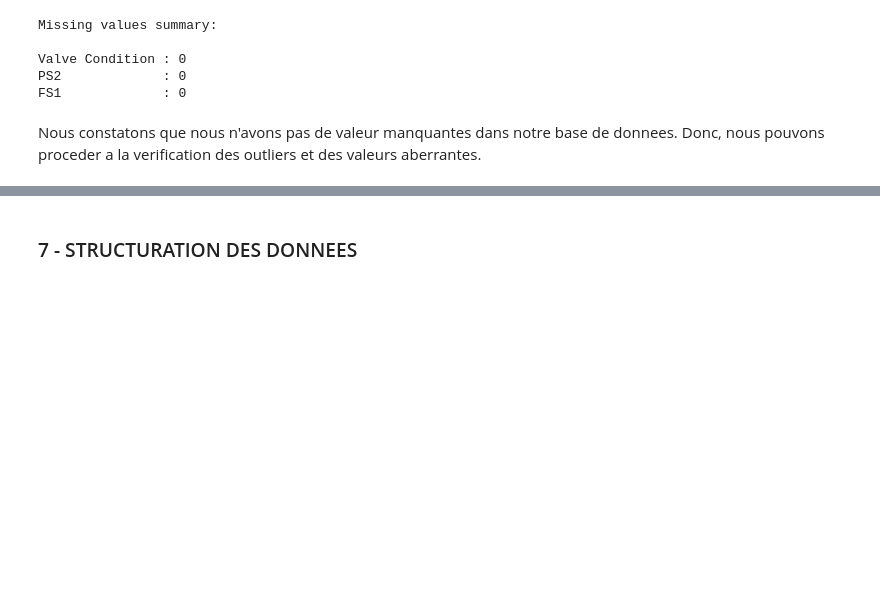
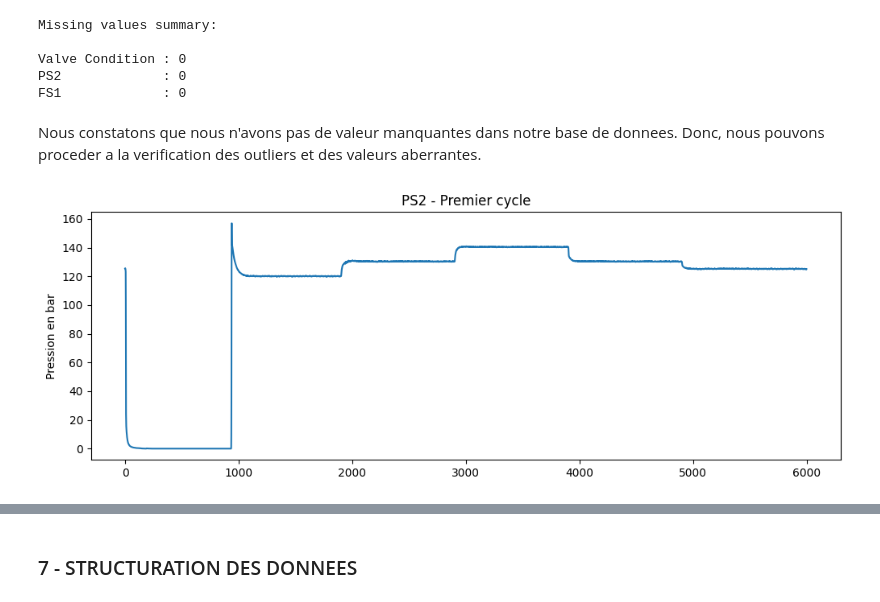
Before and after one commit to alex-05-20/ML_Project, a Jupyter notebook: project_ml.ipynb, the cells around one changed output, grey strips where cells are left out. Drawn from its saved outputs; the diff is of its cells as text; code cells hidden in the pictures; blank space fills up the shorter version.

```diff
--- a/project_ml.ipynb
+++ b/project_ml.ipynb
@@ -118,3 +119,12 @@ PS2             : 0
 FS1             : 0
 # %% [markdown]
 Nous constatons que nous n'avons pas de valeur manquantes dans notre base de donnees. Donc, nous pouvons proceder a la verification des outliers et des valeurs aberrantes.
+# %%
+# Coourbe de la pression pour le premier cycle pour visualiser les donnees
+plt.figure(figsize=(12, 4))
+plt.plot(ps2.iloc[0])
+plt.title("PS2 - Premier cycle")
+plt.ylabel("Pression en bar")
+plt.show()
+# %% [output]
+[figure, added]
```
Also changed, not shown: parts of 6 cells of this notebook.
